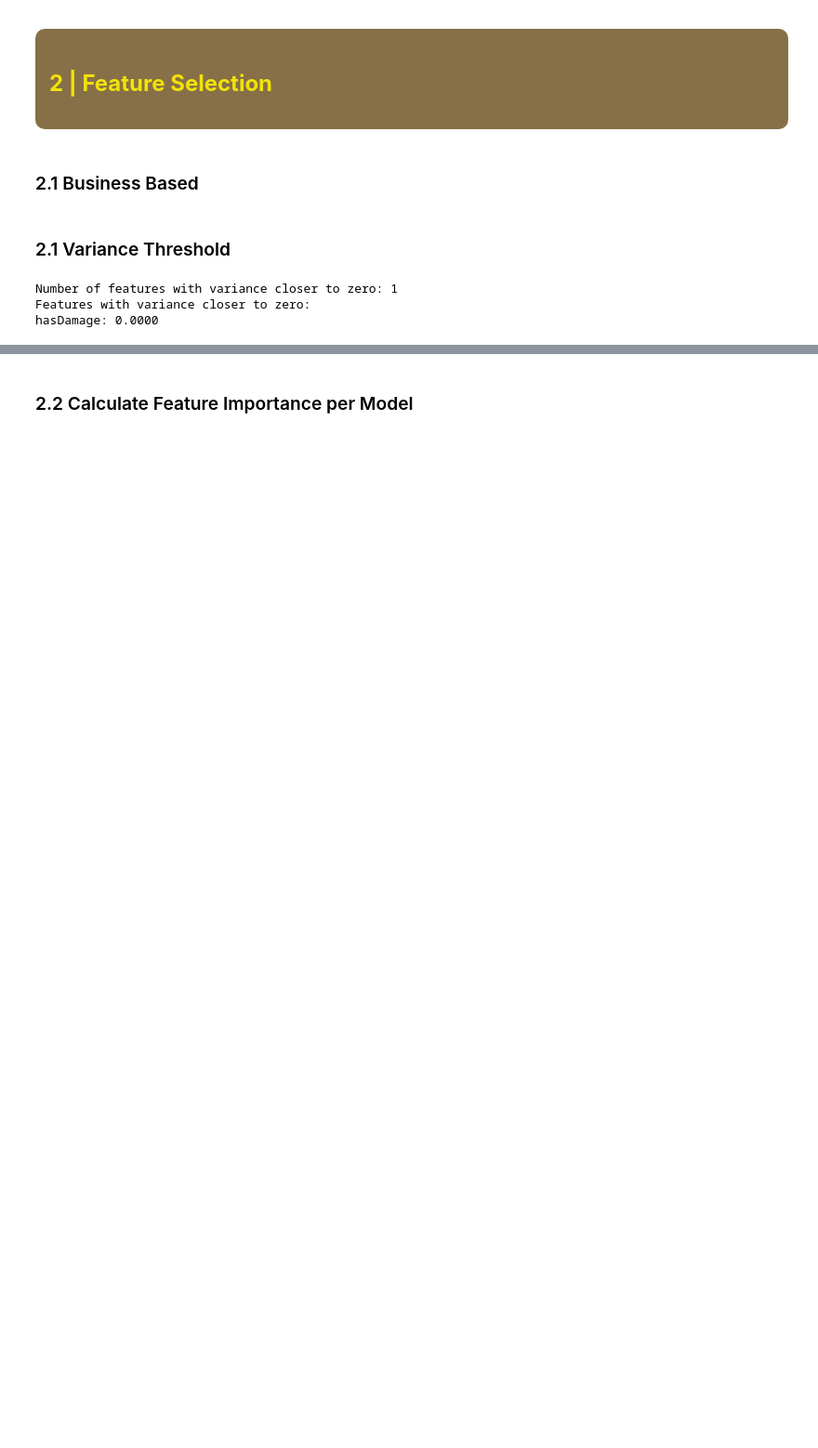
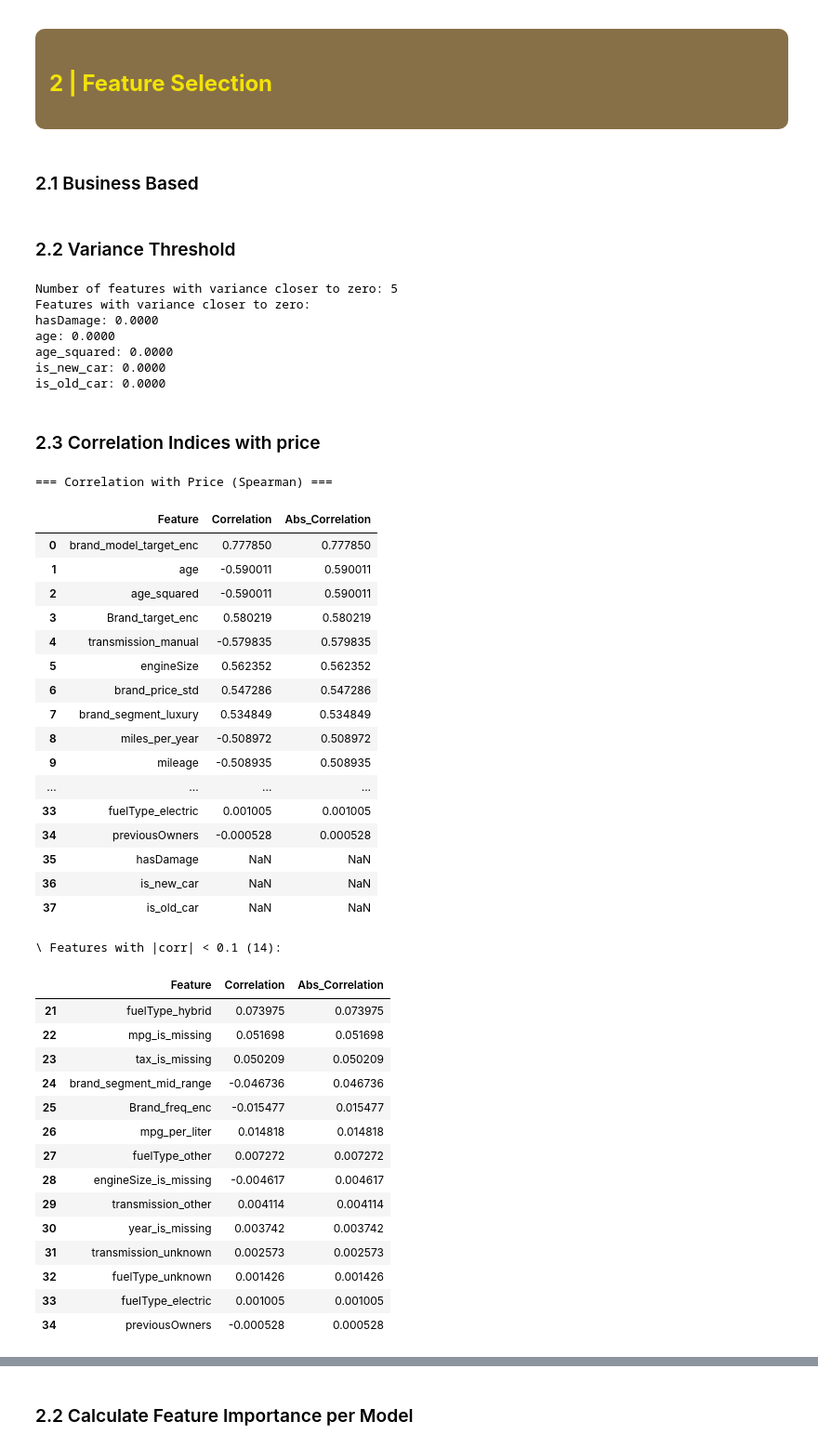
Before and after one commit to Filipa2002/Cars4You-Expediting-Car-Evaluations-with-ML, a Jupyter notebook: car_evaluations_group37_part2_v3.ipynb, the cells around one changed output, grey strips where cells are left out. Shown at 93% size. Cells and saved outputs as stored; diff of their text form; code cells hidden in the pictures; blank space fills up the shorter version.

```diff
--- a/car_evaluations_group37_part2_v3.ipynb
+++ b/car_evaluations_group37_part2_v3.ipynb
@@ -249,5 +212,5 @@ X_test_scaled = X_test_scaled.drop(columns='paipaintQuality%', errors='ignore')
 # %% [markdown]
-### 2.1 Variance Threshold
+### 2.2 Variance Threshold
 # %%
 # Get rid of variables with variance close to zero (<= 0.01)
 vart = VarianceThreshold(threshold=0.01)
@@ -263,10 +226,14 @@ for col in low_variance:
     print(f"{col}: {vart.variances_[X_train_scaled.columns.get_loc(col)]:.4f}")
 
 # Drop low variance columns from train, val and test sets
-X_train_scaled = X_train_scaled.drop(columns=low_variance, errors='ignore')
-X_val_scaled = X_val_scaled.drop(columns=low_variance, errors='ignore')
-X_test_scaled = X_test_scaled.drop(columns=low_variance, errors='ignore')
+#X_train_scaled = X_train_scaled.drop(columns=low_variance, errors='ignore')
+#X_val_scaled = X_val_scaled.drop(columns=low_variance, errors='ignore')
+#X_test_scaled = X_test_scaled.drop(columns=low_variance, errors='ignore')
 # %% [output]
-Number of features with variance closer to zero: 1
+Number of features with variance closer to zero: 5
 Features with variance closer to zero:
 hasDamage: 0.0000
+age: 0.0000
+age_squared: 0.0000
+is_new_car: 0.0000
+is_old_car: 0.0000
@@ -272,0 +245,56 @@ hasDamage: 0.0000
+# %% [markdown]
+### 2.3 Correlation Indices with price
+# %%
+# Correlação de cada feature com o target (price)
+cor_with_target = pd.concat([X_train_scaled, y_train], axis=1).corr(method='spearman')['price'].drop('price')
+
+# Criar DataFrame ordenado por valor absoluto
+cor_df = pd.DataFrame({
+    'Feature': cor_with_target.index,
+    'Correlation': cor_with_target.values,
+    'Abs_Correlation': np.abs(cor_with_target.values)
+}).sort_values('Abs_Correlation', ascending=False).reset_index(drop=True)
+
+# Mostrar
+print("=== Correlation with Price (Spearman) ===")
+display(cor_df)
+
+# Destacar features com baixa correlação (|corr| < 0.1)
+low_corr = cor_df[cor_df['Abs_Correlation'] < 0.1]
+print(f"\ Features with |corr| < 0.1 ({len(low_corr)}):")
+display(low_corr)
+# %% [output]
+=== Correlation with Price (Spearman) ===
+|  | Feature | Correlation | Abs_Correlation |
+| 0 | brand_model_target_enc | 0.777850 | 0.777850 |
+| 1 | age | -0.590011 | 0.590011 |
+| 2 | age_squared | -0.590011 | 0.590011 |
+| 3 | Brand_target_enc | 0.580219 | 0.580219 |
+| 4 | transmission_manual | -0.579835 | 0.579835 |
+| 5 | engineSize | 0.562352 | 0.562352 |
+| 6 | brand_price_std | 0.547286 | 0.547286 |
+| 7 | brand_segment_luxury | 0.534849 | 0.534849 |
+| 8 | miles_per_year | -0.508972 | 0.508972 |
+| 9 | mileage | -0.508935 | 0.508935 |
+| ... | ... | ... | ... |
+| 33 | fuelType_electric | 0.001005 | 0.001005 |
+| 34 | previousOwners | -0.000528 | 0.000528 |
+| 35 | hasDamage | NaN | NaN |
+| 36 | is_new_car | NaN | NaN |
+| 37 | is_old_car | NaN | NaN |
+\ Features with |corr| < 0.1 (14):
+|  | Feature | Correlation | Abs_Correlation |
+| 21 | fuelType_hybrid | 0.073975 | 0.073975 |
+| 22 | mpg_is_missing | 0.051698 | 0.051698 |
+| 23 | tax_is_missing | 0.050209 | 0.050209 |
+| 24 | brand_segment_mid_range | -0.046736 | 0.046736 |
+| 25 | Brand_freq_enc | -0.015477 | 0.015477 |
+| 26 | mpg_per_liter | 0.014818 | 0.014818 |
+| 27 | fuelType_other | 0.007272 | 0.007272 |
+| 28 | engineSize_is_missing | -0.004617 | 0.004617 |
+| 29 | transmission_other | 0.004114 | 0.004114 |
+| 30 | year_is_missing | 0.003742 | 0.003742 |
+| 31 | transmission_unknown | 0.002573 | 0.002573 |
+| 32 | fuelType_unknown | 0.001426 | 0.001426 |
+| 33 | fuelType_electric | 0.001005 | 0.001005 |
+| 34 | previousOwners | -0.000528 | 0.000528 |
```
Also changed, not shown: parts of 13 cells of this notebook, 4 other files.
